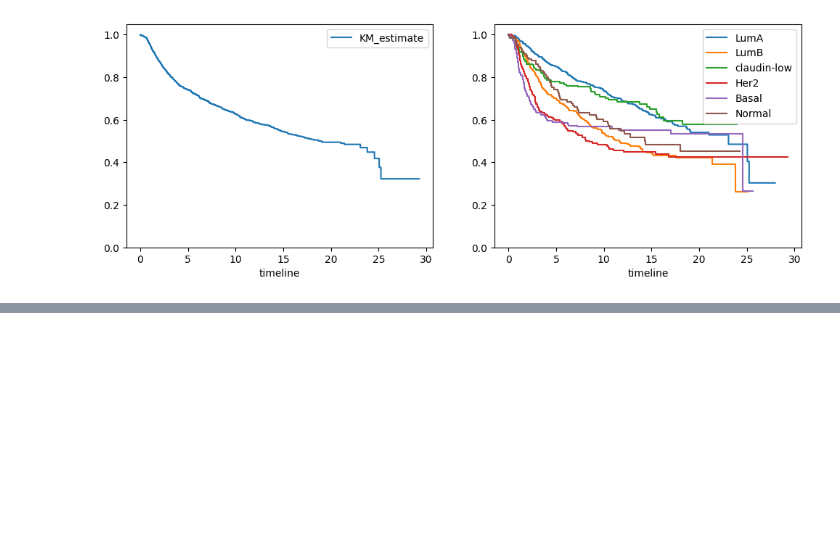
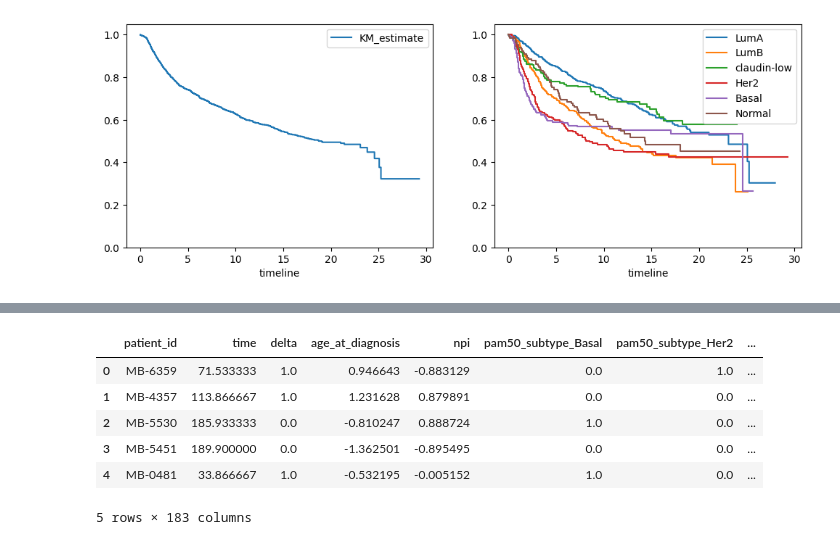
Before and after one commit to nhilariosilva/metabric_aft_models, a Jupyter notebook: notebooks/METABRIC - Descriptive Analysis.ipynb, the cells around one changed output, grey strips where cells are left out. Cells and saved outputs as stored; diff of their text form; code cells hidden in the pictures; blank space fills up the shorter version.

```diff
--- a/notebooks/METABRIC - Descriptive Analysis.ipynb
+++ b/notebooks/METABRIC - Descriptive Analysis.ipynb
@@ -180,0 +240,18 @@ Name: count, dtype: float64
+# %%
+sc = StandardScaler()
+
+df_train5 = df_train4.copy()
+df_test5 = df_test4.copy()
+
+df_train5.iloc[:,3:5] = sc.fit_transform(df_train4.iloc[:,3:5])
+df_test5.iloc[:,3:5] = sc.transform(df_test5.iloc[:,3:5])
+
+df_train5.head()
+# %% [output]
+|  | patient_id | time | delta | age_at_diagnosis | npi | pam50_subtype_Basal | pam50_subtype_Her2 | ... |
+| 0 | MB-6359 | 71.533333 | 1.0 | 0.946643 | -0.883129 | 0.0 | 1.0 | ... |
+| 1 | MB-4357 | 113.866667 | 1.0 | 1.231628 | 0.879891 | 0.0 | 0.0 | ... |
+| 2 | MB-5530 | 185.933333 | 0.0 | -0.810247 | 0.888724 | 1.0 | 0.0 | ... |
+| 3 | MB-5451 | 189.900000 | 0.0 | -1.362501 | -0.895495 | 0.0 | 0.0 | ... |
+| 4 | MB-0481 | 33.866667 | 1.0 | -0.532195 | -0.005152 | 1.0 | 0.0 | ... |
+5 rows × 183 columns
```
Also changed, not shown: parts of 8 cells of this notebook, 3 other files.
